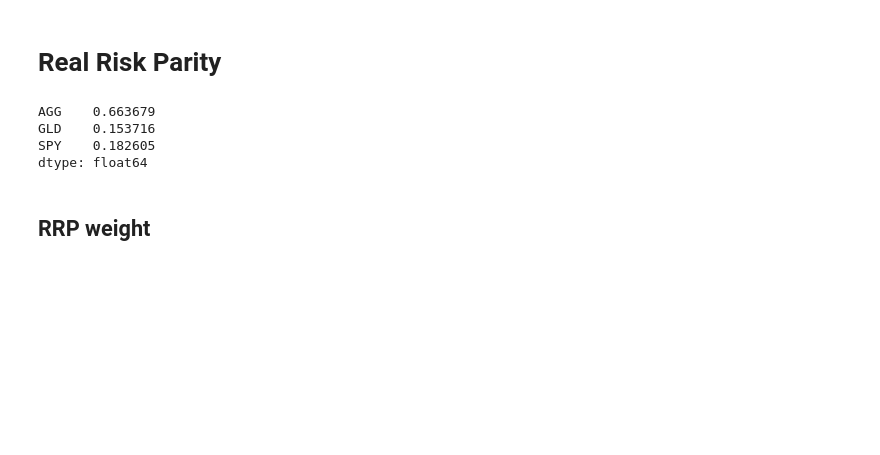
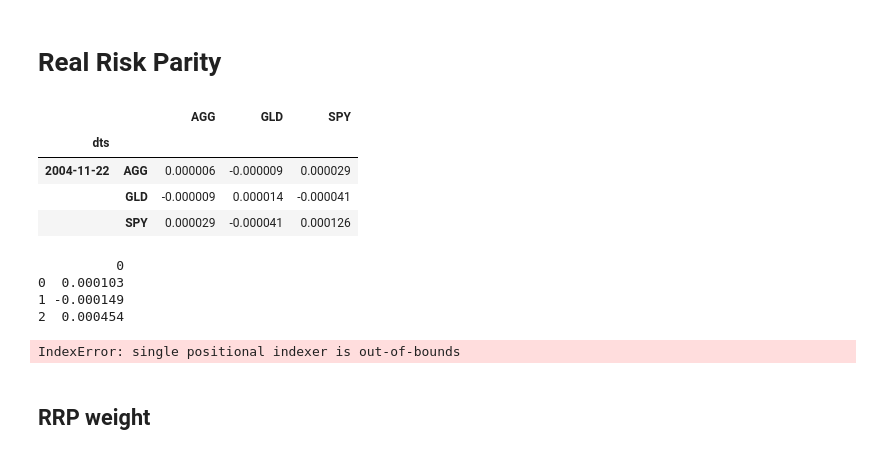
Before and after one commit to ai-zhong/risk_parity, a Jupyter notebook: Risk Parity Introduction.ipynb, the cells around one changed output. Cells and saved outputs as stored; diff of their text form; code cells hidden in the pictures; blank space fills up the shorter version.

```diff
--- a/Risk Parity Introduction.ipynb
+++ b/Risk Parity Introduction.ipynb
@@ -153,15 +160,18 @@ cov_dict = df_ret.ewm(halflife=120).cov() * np.sqrt(252)
+# %%
+cov_ts = df_ret[["AGG", "GLD", "SPY"]].ewm(halflife =240).cov().dropna()
+# %%
+cov_ts.loc['2004-11-22']
+# %% [output]
+|  |  | AGG | GLD | SPY |
+| dts |  |  |  |  |
+| 2004-11-22 | AGG | 0.000006 | -0.000009 | 0.000029 |
+|  | GLD | -0.000009 | 0.000014 | -0.000041 |
+|  | SPY | 0.000029 | -0.000041 | 0.000126 |
 # %%
-cov_dict = df_ret[["AGG", "GLD", "SPY"]].ewm(halflife =240).cov()
-
-AGG_ls = []
-GLS_ls = []
-SPY_ls = []
-
-
 for cov_arr in cov_dict.values:
 
     if ~np.isnan(cov_arr[0,0]):
-        cov_df = pd.DataFrame(cov_arr* np.sqrt(252))
+        cov_df = pd.DataFrame(cov_arr*np.sqrt(252))
         wgt_arr = cal_wgt(cov_df)
         if (1 - wgt_arr[0] - wgt_arr[1]) <= 0:
             AGG_ls.append(AGG_ls[-1])
@@ -178,10 +188,11 @@ wgt_df = pd.DataFrame({"AGG": AGG_ls, \
 
 wgt_df.mean()
 # %% [output]
-AGG    0.663679
-GLD    0.153716
-SPY    0.182605
-dtype: float64
+          0
+0  0.000103
+1 -0.000149
+2  0.000454
+IndexError: single positional indexer is out-of-bounds
 # %% [markdown]
 ## RRP weight
 # %%
```
Also changed, not shown: parts of 11 cells of this notebook, 9 other files.
